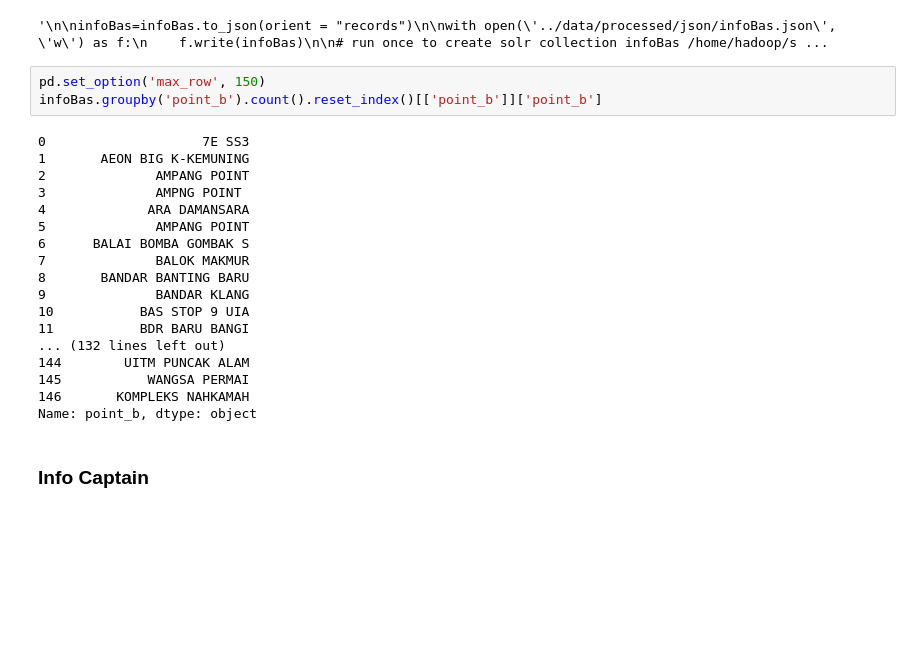
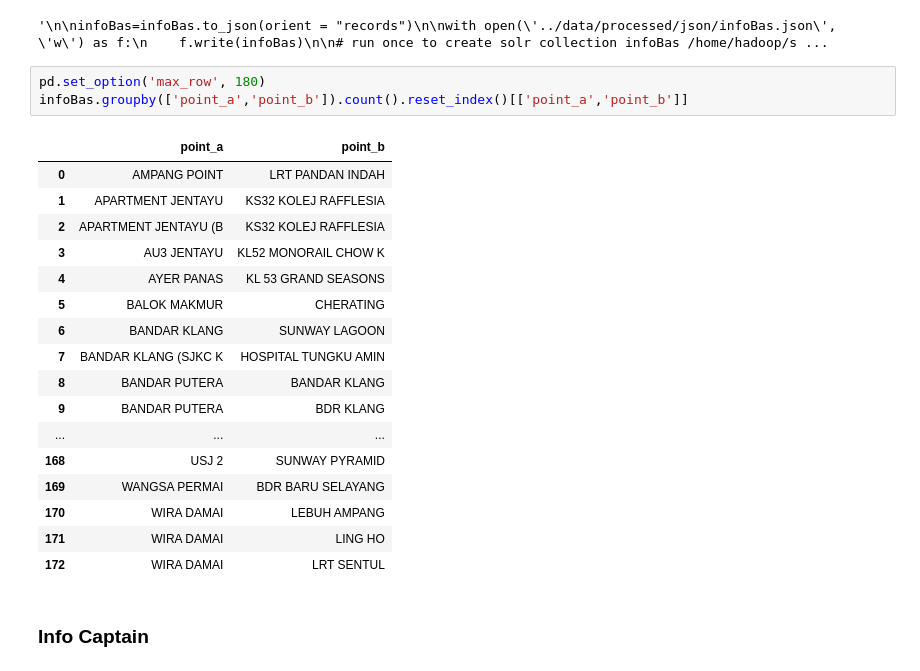
Before and after one commit to izardy/myrapid-backend, a Jupyter notebook: etl/data_transformation.ipynb, the cells around one changed output. Drawn from its saved outputs; the diff is of its cells as text; blank space fills up the shorter version.

```diff
--- a/etl/data_transformation.ipynb
+++ b/etl/data_transformation.ipynb
@@ -124,26 +124,26 @@ with open('../data/processed/json/infoBas.json', 'w') as f:
 # %% [output]
 '\n\ninfoBas=infoBas.to_json(orient = "records")\n\nwith open(\'../data/processed/json/infoBas.json\', \'w\') as f:\n    f.write(infoBas)\n\n# run once to create solr collection infoBas /home/hadoop/s ...
 # %%
-pd.set_option('max_row', 150)
-infoBas.groupby('point_b').count().reset_index()[['point_b']]['point_b']
+pd.set_option('max_row', 180)
+infoBas.groupby(['point_a','point_b']).count().reset_index()[['point_a','point_b']]
 # %% [output]
-0                    7E SS3
-1       AEON BIG K-KEMUNING
-2              AMPANG POINT
-3              AMPNG POINT
-4             ARA DAMANSARA
-5              AMPANG POINT
-6      BALAI BOMBA GOMBAK S
-7              BALOK MAKMUR
-8       BANDAR BANTING BARU
-9              BANDAR KLANG
-10           BAS STOP 9 UIA
-11           BDR BARU BANGI
-... (132 lines left out)
-144        UITM PUNCAK ALAM
-145           WANGSA PERMAI
-146       KOMPLEKS NAHKAMAH
-Name: point_b, dtype: object
+|  | point_a | point_b |
+| 0 | AMPANG POINT | LRT PANDAN INDAH |
+| 1 | APARTMENT JENTAYU | KS32 KOLEJ RAFFLESIA |
+| 2 | APARTMENT JENTAYU (B | KS32 KOLEJ RAFFLESIA |
+| 3 | AU3 JENTAYU | KL52 MONORAIL CHOW K |
+| 4 | AYER PANAS | KL 53 GRAND SEASONS |
+| 5 | BALOK MAKMUR | CHERATING |
+| 6 | BANDAR KLANG | SUNWAY LAGOON |
+| 7 | BANDAR KLANG (SJKC K | HOSPITAL TUNGKU AMIN |
+| 8 | BANDAR PUTERA | BANDAR KLANG |
+| 9 | BANDAR PUTERA | BDR KLANG |
+| ... | ... | ... |
+| 168 | USJ 2 | SUNWAY PYRAMID |
+| 169 | WANGSA PERMAI | BDR BARU SELAYANG |
+| 170 | WIRA DAMAI | LEBUH AMPANG |
+| 171 | WIRA DAMAI | LING HO |
+| 172 | WIRA DAMAI | LRT SENTUL |
 # %% [markdown]
 ### Info Captain
 # %%
```
Also changed, not shown: 1 other file.
